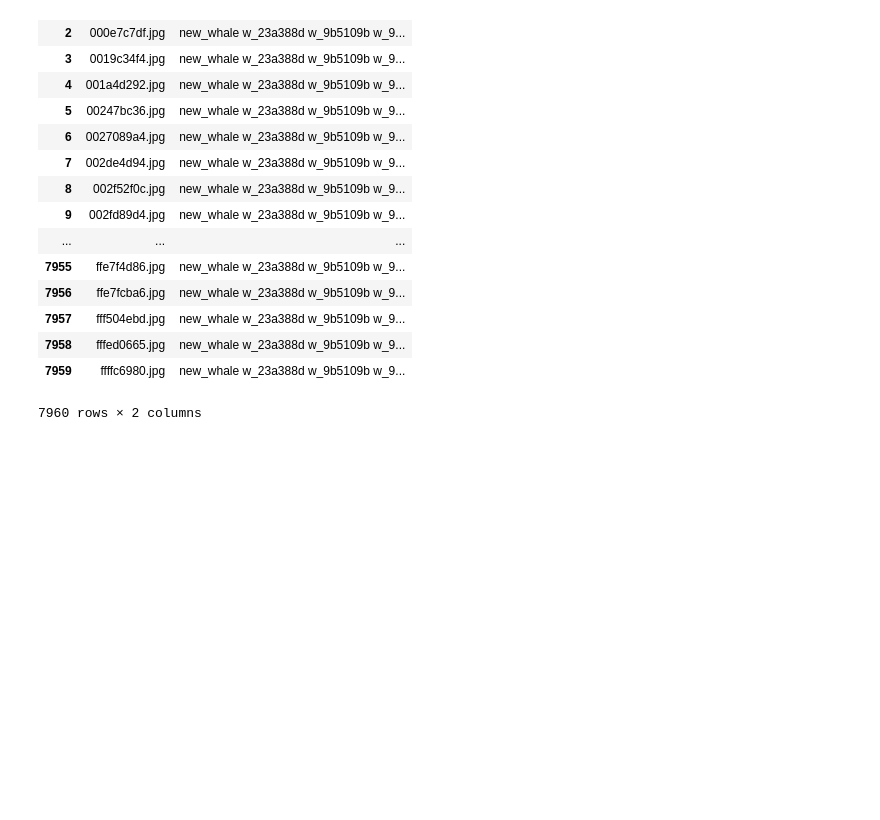
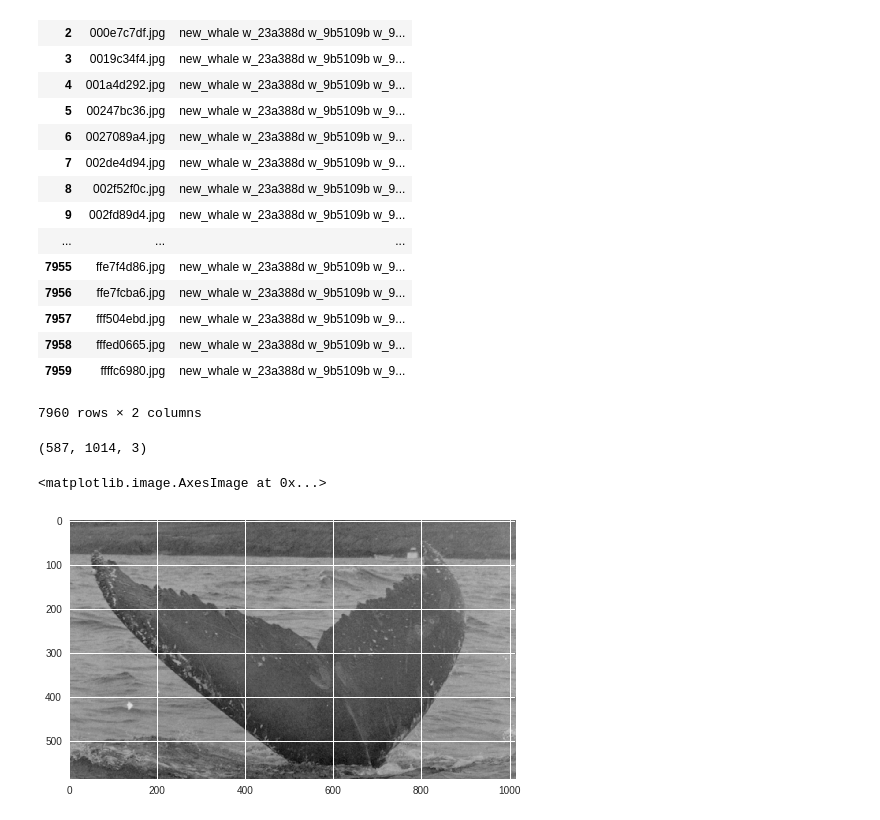
Before and after one commit to zqiaohe/trash, a Jupyter notebook: Comfortable_kaggle.ipynb, the cells around one changed output. Drawn from its saved outputs; the diff is of its cells as text; code cells hidden in the pictures; blank space fills up the shorter version.

```diff
--- a/Comfortable_kaggle.ipynb
+++ b/Comfortable_kaggle.ipynb
@@ -85,0 +88,5 @@ sample
+# %%
+img = cv2.imread('ffc946e11.jpg')
+img.shape
+# %% [output]
+(587, 1014, 3)
@@ -85,0 +95,5 @@ sample
+# %%
+plt.imshow(img[...,[2,1,0]])
+# %% [output]
+<matplotlib.image.AxesImage at 0x...>
+[figure, added]
```
Also changed, not shown: parts of 4 cells of this notebook.
